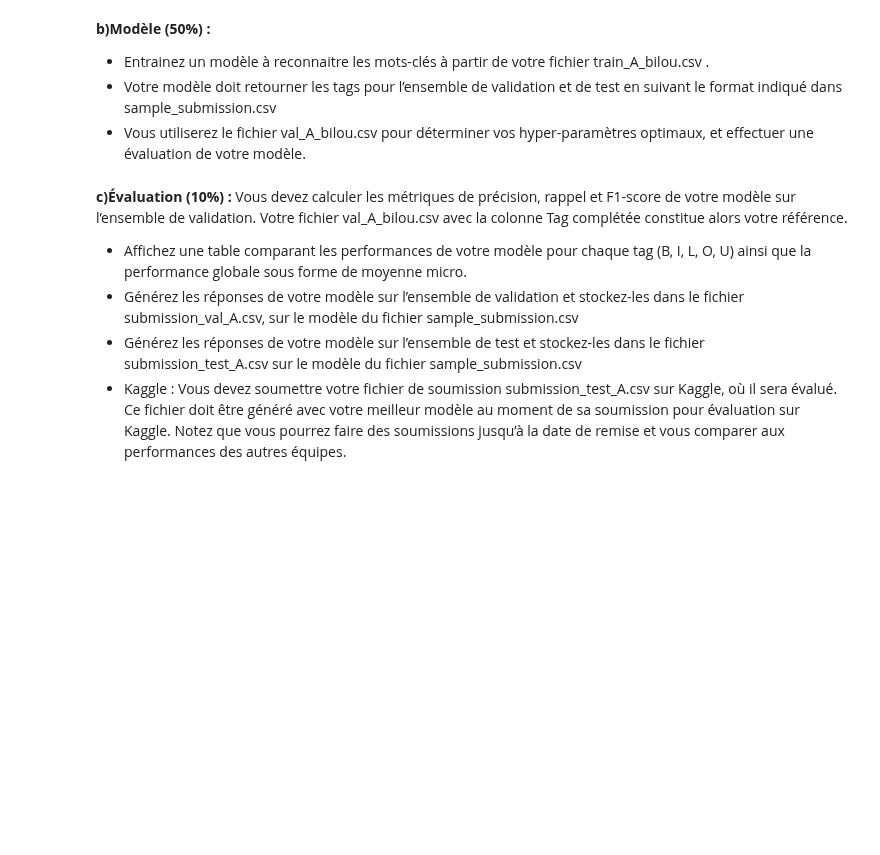
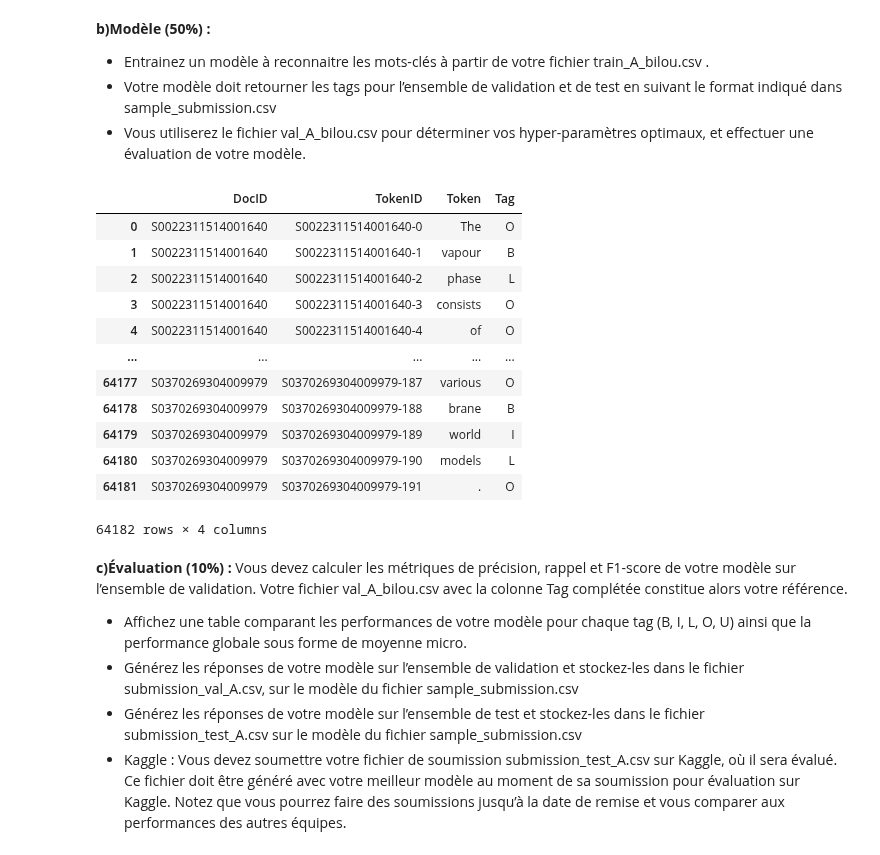
Before and after one commit to nabil-dbz/INF8460, a Jupyter notebook: TP3/inf8460_A21_TP3_squelette.ipynb, the cells around one changed output. Saved outputs shown, nothing was run; the diff lists cells and outputs as text; code cells hidden in the pictures; blank space fills up the shorter version.

```diff
--- a/TP3/inf8460_A21_TP3_squelette.ipynb
+++ b/TP3/inf8460_A21_TP3_squelette.ipynb
@@ -240,3 +243,23 @@ __b)Modèle (50%) :__
 - Entrainez un modèle à reconnaitre les mots-clés à partir de votre fichier train_A_bilou.csv .
 - Votre modèle doit retourner les tags pour l’ensemble de validation et de test en suivant le format indiqué dans sample_submission.csv
 - Vous utiliserez le fichier val_A_bilou.csv pour déterminer vos hyper-paramètres optimaux, et effectuer une évaluation de votre modèle.
+# %%
+# Upload training dataset
+train_A_bilou = pd.read_csv("train_A_bilou.csv")
+val_A_bilou = pd.read_csv("val_A_bilou.csv")
+# %%
+train_A_bilou
+# %% [output]
+|  | DocID | TokenID | Token | Tag |
+| 0 | S0022311514001640 | S0022311514001640-0 | The | O |
+| 1 | S0022311514001640 | S0022311514001640-1 | vapour | B |
+| 2 | S0022311514001640 | S0022311514001640-2 | phase | L |
+| 3 | S0022311514001640 | S0022311514001640-3 | consists | O |
+| 4 | S0022311514001640 | S0022311514001640-4 | of | O |
+| ... | ... | ... | ... | ... |
+| 64177 | S0370269304009979 | S0370269304009979-187 | various | O |
+| 64178 | S0370269304009979 | S0370269304009979-188 | brane | B |
+| 64179 | S0370269304009979 | S0370269304009979-189 | world | I |
+| 64180 | S0370269304009979 | S0370269304009979-190 | models | L |
+| 64181 | S0370269304009979 | S0370269304009979-191 | . | O |
+64182 rows × 4 columns
```
Also changed, not shown: parts of 2 cells of this notebook.
